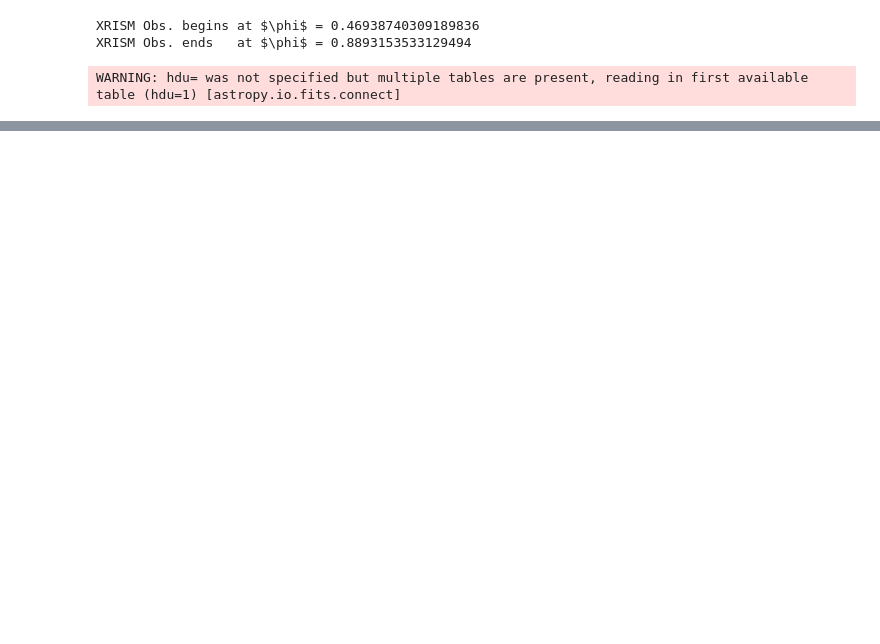
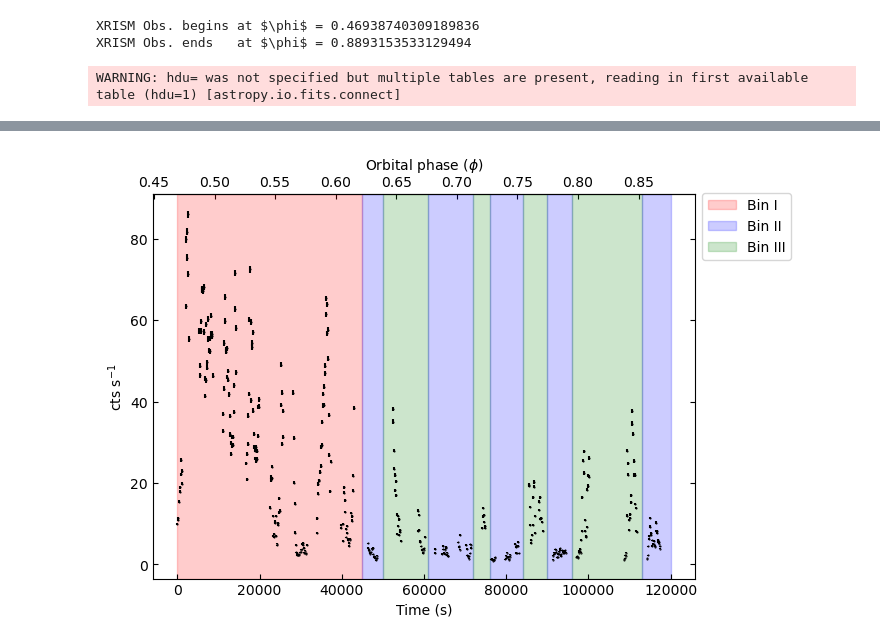
Before and after one commit to colinbourque/xa201064010, a Jupyter notebook: lightcurve/make_lightcurve_phase.ipynb, the cells around one changed output, grey strips where cells are left out. Cells and saved outputs as stored; diff of their text form; code cells hidden in the pictures; blank space fills up the shorter version.

```diff
--- a/lightcurve/make_lightcurve_phase.ipynb
+++ b/lightcurve/make_lightcurve_phase.ipynb
@@ -75,0 +78,40 @@ plt.show()
+# %%
+fig, ax = plt.subplots(1,1,figsize=(7,5))
+
+ax.errorbar(x=lc["TIME"], y=lc["RATE"],
+            yerr=lc["ERROR"],
+            marker='.', ls='none', markersize=1, color='k')
+
+secax = ax.secondary_xaxis(location='top', functions=(s_to_phi, phi_to_s))
+
+ax.yaxis.set_ticks_position('both')
+ax.tick_params(axis='both', direction='in', which='major')
+secax.tick_params(axis='both', direction='in', which='major')
+
+ax.set_xlabel("Time (s)")
+ax.set_ylabel("cts s$^{-1}$")
+secax.set_xlabel("Orbital phase ($\phi$)")
+
+aph = .2
+
+ax.axvspan(0,45000,      color='red', alpha=aph, label='Bin I')
+ax.axvspan(45000, 50000, color='blue', alpha=aph, label ='Bin II')
+ax.axvspan(50000, 61000, color='green', alpha=aph, label='Bin III')
+ax.axvspan(61000, 72000, color='blue', alpha=aph)
+ax.axvspan(72000, 76000, color='green', alpha=aph)
+ax.axvspan(76000, 84000, color='blue', alpha=aph)
+ax.axvspan(84000, 90000, color='green', alpha=aph)
+ax.axvspan(90000, 96000, color='blue', alpha=aph)
+ax.axvspan(96000, 113000, color='green', alpha=aph)
+ax.axvspan(113000, 120000, color='blue', alpha=aph)
+plt.legend(bbox_to_anchor=(1,1.02))
+
+# ax.set_xlim([0,120000])
+# ax.set_ylim([0,90])
+
+
+# plt.savefig("bins.png", bbox_inches='tight')
+
+plt.show()
+# %% [output]
+[figure, added]
```
Also changed, not shown: parts of 1 cell of this notebook, 1 other file.
